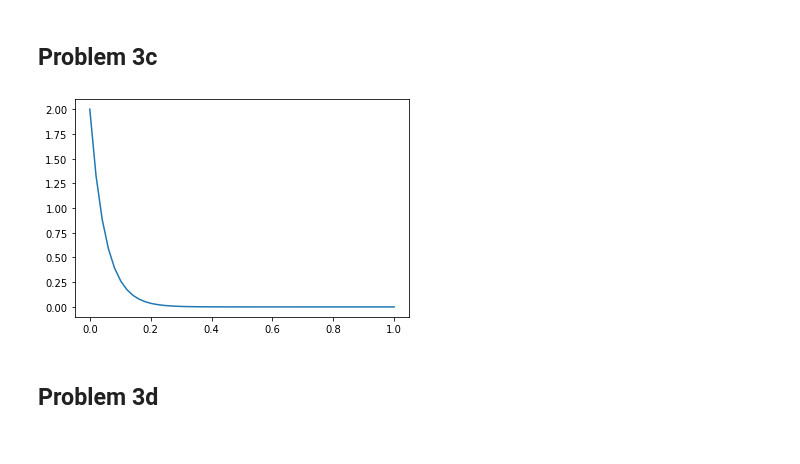
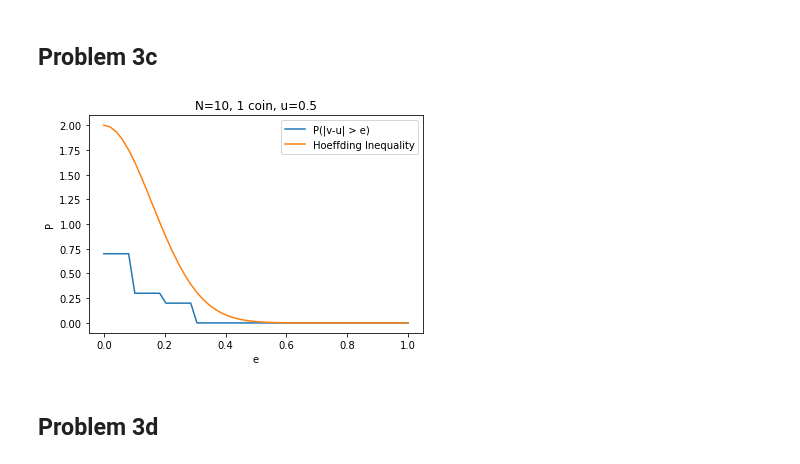
Before and after one commit to willychangx/sklearn-perceptron, a Jupyter notebook: EE445_HW1.ipynb, the cells around one changed output. Saved outputs shown, nothing was run; the diff lists cells and outputs as text; code cells hidden in the pictures.

```diff
--- a/EE445_HW1.ipynb
+++ b/EE445_HW1.ipynb
@@ -17,13 +9,29 @@ def hoeffding_inequality(err, N):
 # 1 Concept Problems
 # %% [markdown]
 ## Problem 3c
-# %%
-err_x = np.linspace(0,1)
-hoeffding = hoeffding_inequality(err_x, 10)
-
-plt.plot(err_x, hoeffding)
-plt.show()
-# %% [output]
-[figure, removed]
+# %%
+# initialize error, samples, and mu
+err_x = np.linspace(0,1)
+N = 10
+mu = 0.5
+
+# calculate hoeffding inequality
+hoeffding = 2*np.exp(-2*err_x**2*N)
+
+# calculate probabilty
+k = np.random.binomial(n=N, p=mu, size=10)
+P = np.abs(k/N - mu)
+prob = [(P > e).mean() for e in err_x]
+
+# plot probability and hoeffding
+plt.plot(err_x, prob, label="P(|v-u| > e)")
+plt.plot(err_x, hoeffding, label="Hoeffding Inequality")
+plt.legend()
+plt.title("N=10, 1 coin, u=0.5")
+plt.xlabel("e")
+plt.ylabel("P")
+plt.show()
+# %% [output]
+[figure, added]
 # %% [markdown]
 ## Problem 3d
```
Also changed, not shown: parts of 6 cells of this notebook.
